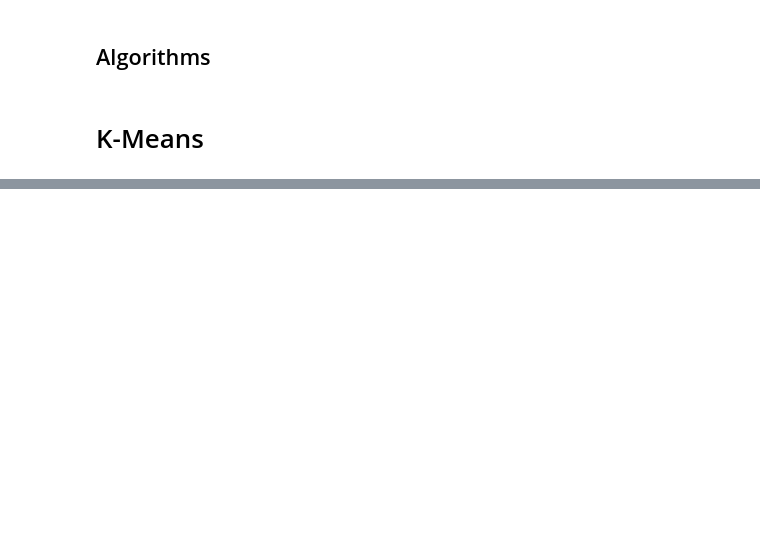
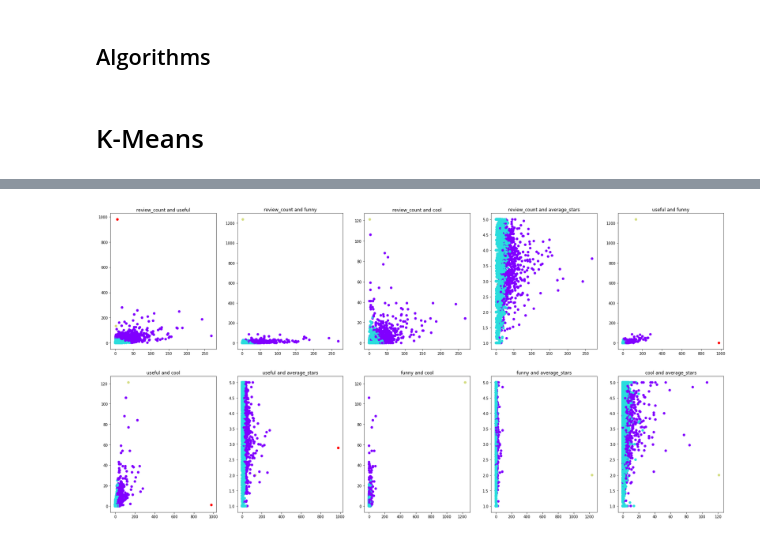
Before and after one commit to AT181903/YelpDatasetAnalysis, a Jupyter notebook: users_task.ipynb, the cells around one changed output, grey strips where cells are left out. Cells and saved outputs as stored; diff of their text form; code cells hidden in the pictures; blank space fills up the shorter version.

```diff
--- a/users_task.ipynb
+++ b/users_task.ipynb
@@ -156,8 +138,9 @@ Best number of cluster: 2
 # %%
-df_cluster = labels_kmeans.get(best_number_of_cluster)
+def build_clustered_df(df_cluster, initial_data_frame):
+    df_cluster = pd.DataFrame({'cluster': df_cluster})
 
-df_cluster = pd.DataFrame({'cluster': df_cluster})
+    initial_data_frame = pd.concat([initial_data_frame, df_cluster], axis=1)
 
-df_user_relevant_info = pd.concat([df_user_relevant_info, df_cluster], axis=1)
+    initial_data_frame.head(50)
 
-df_user_relevant_info.head(50)
+    return initial_data_frame
@@ -212,0 +199,4 @@ for combination in every_combinations:
+# %%
+plot_clusters(df_user_behavior_info, 2, 5, 30,15)
+# %% [output]
+[figure, added]
```
Also changed, not shown: parts of 21 cells of this notebook, 3 other files.
